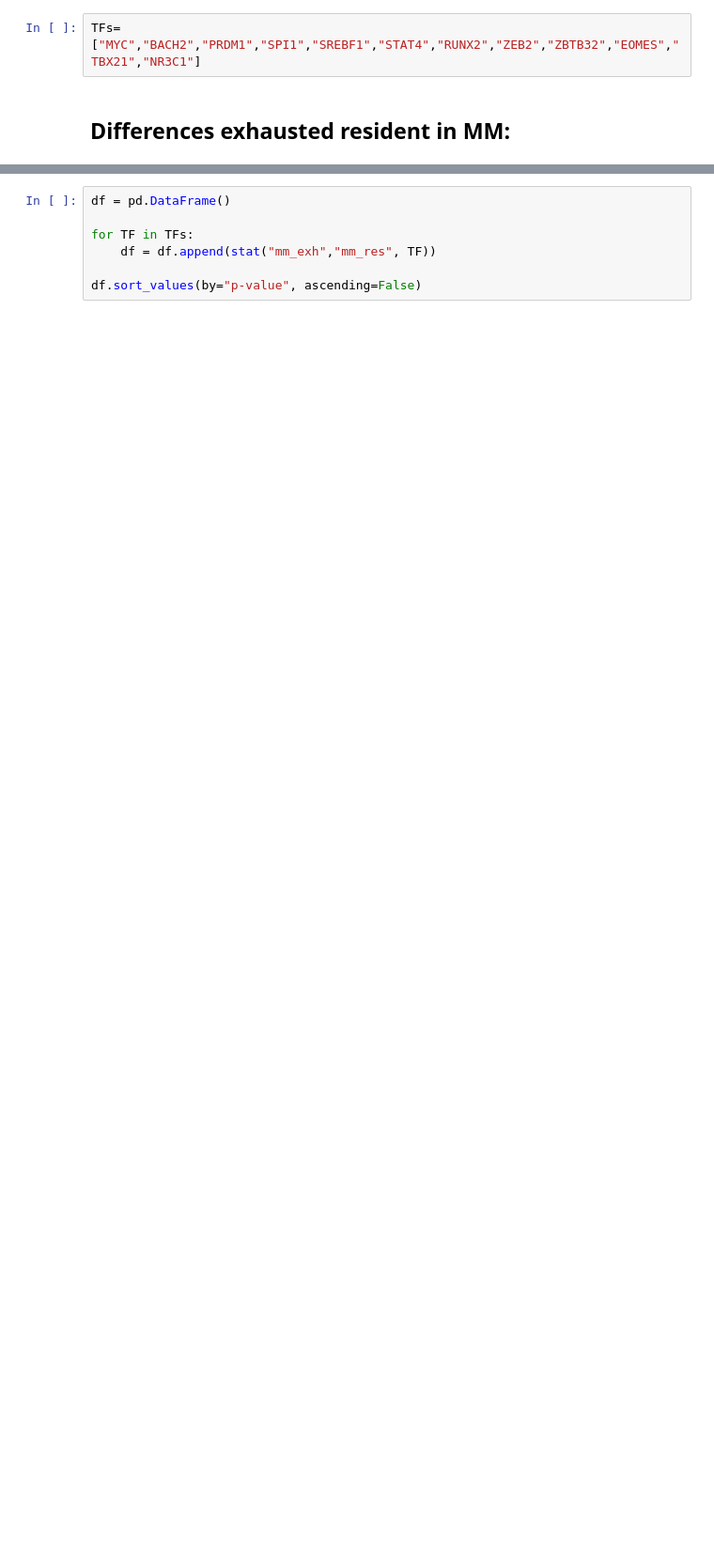
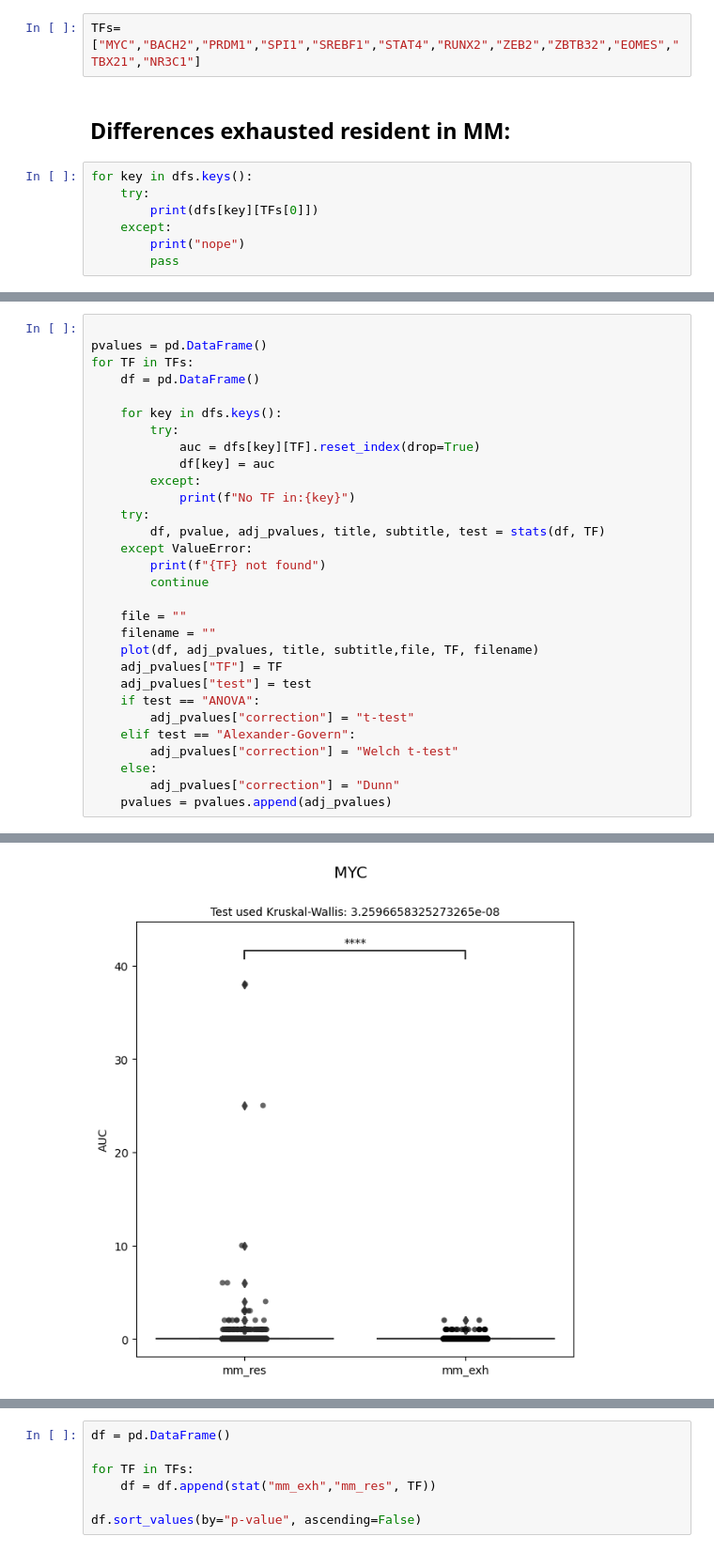
Before and after one commit to VergaJU/BoneMarrow_scRNA-Seq, a Jupyter notebook: Transcription_factors/threshold_75/TFs_enrichment_75.ipynb, the cells around one changed output, grey strips where cells are left out. Shown at 94% size. Saved outputs shown, nothing was run; the diff lists cells and outputs as text; blank space fills up the shorter version.

Commit message:
adapted analysis for discrete data

```diff
--- a/Transcription_factors/threshold_75/TFs_enrichment_75.ipynb
+++ b/Transcription_factors/threshold_75/TFs_enrichment_75.ipynb
@@ -119,3 +211,10 @@ def stat(df1, df2, TF):
 TFs=["MYC","BACH2","PRDM1","SPI1","SREBF1","STAT4","RUNX2","ZEB2","ZBTB32","EOMES","TBX21","NR3C1"]
 # %% [markdown]
 ## Differences exhausted resident in MM:
+# %%
+for key in dfs.keys():
+    try:
+        print(dfs[key][TFs[0]])
+    except:
+        print("nope")
+        pass
@@ -121,0 +239,31 @@ TFs=["MYC","BACH2","PRDM1","SPI1","SREBF1","STAT4","RUNX2","ZEB2","ZBTB32","EOME
+# %%
+
+pvalues = pd.DataFrame()
+for TF in TFs:
+    df = pd.DataFrame()
+
+    for key in dfs.keys():
+        try:
+            auc = dfs[key][TF].reset_index(drop=True)
+            df[key] = auc
+        except:
+            print(f"No TF in:{key}")
+    try:
+        df, pvalue, adj_pvalues, title, subtitle, test = stats(df, TF)
+    except ValueError:
+        print(f"{TF} not found")
+        continue
+
+    file = ""
+    filename = ""
+    plot(df, adj_pvalues, title, subtitle,file, TF, filename)
+    adj_pvalues["TF"] = TF
+    adj_pvalues["test"] = test
+    if test == "ANOVA":
+        adj_pvalues["correction"] = "t-test"
+    elif test == "Alexander-Govern":
+        adj_pvalues["correction"] = "Welch t-test"
+    else:
+        adj_pvalues["correction"] = "Dunn"
+    pvalues = pvalues.append(adj_pvalues)
+# %% [output]
@@ -121,0 +285 @@ TFs=["MYC","BACH2","PRDM1","SPI1","SREBF1","STAT4","RUNX2","ZEB2","ZBTB32","EOME
+[figure, added]
```
Also changed, not shown: parts of 5 cells of this notebook.
